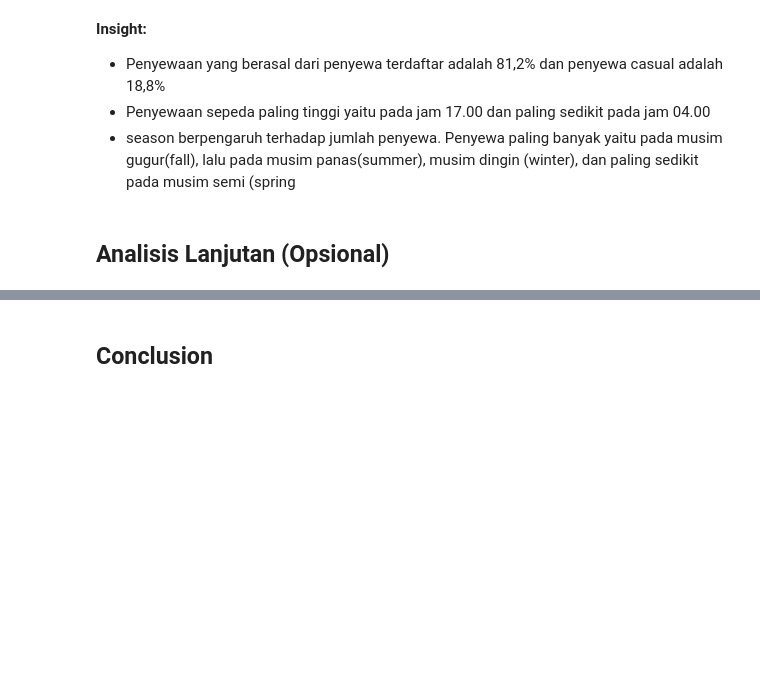
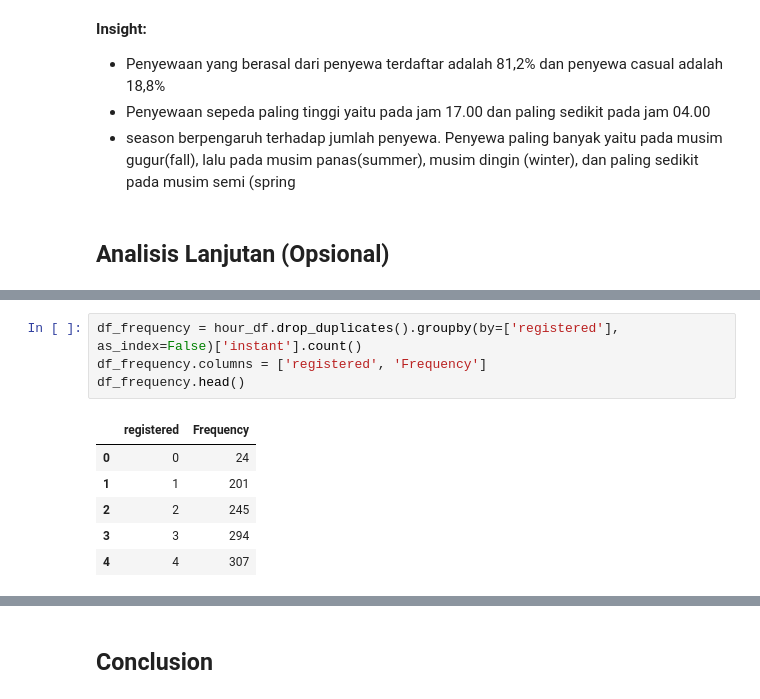
Before and after one commit to arfahhamidah/submission, a Jupyter notebook: notebook.ipynb, the cells around one changed output, grey strips where cells are left out. Saved outputs shown, nothing was run; the diff lists cells and outputs as text; blank space fills up the shorter version.

```diff
--- a/notebook.ipynb
+++ b/notebook.ipynb
@@ -522,0 +512,11 @@ Berdasarkan gambar di atas, pengguna lebih banyak menggunakan sepeda pada hari R
+# %%
+df_frequency = hour_df.drop_duplicates().groupby(by=['registered'], as_index=False)['instant'].count()
+df_frequency.columns = ['registered', 'Frequency']
+df_frequency.head()
+# %% [output]
+|  | registered | Frequency |
+| 0 | 0 | 24 |
+| 1 | 1 | 201 |
+| 2 | 2 | 245 |
+| 3 | 3 | 294 |
+| 4 | 4 | 307 |
```
Also changed, not shown: parts of 17 cells of this notebook, 2 other files.
